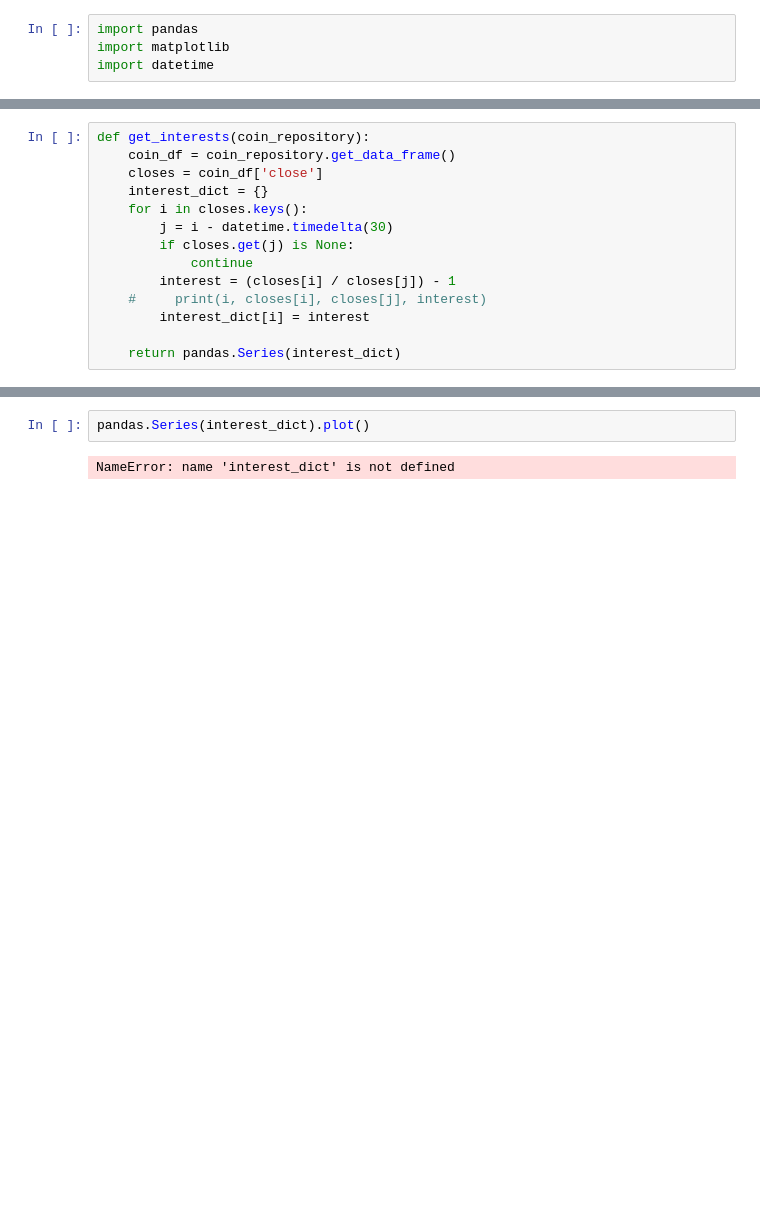
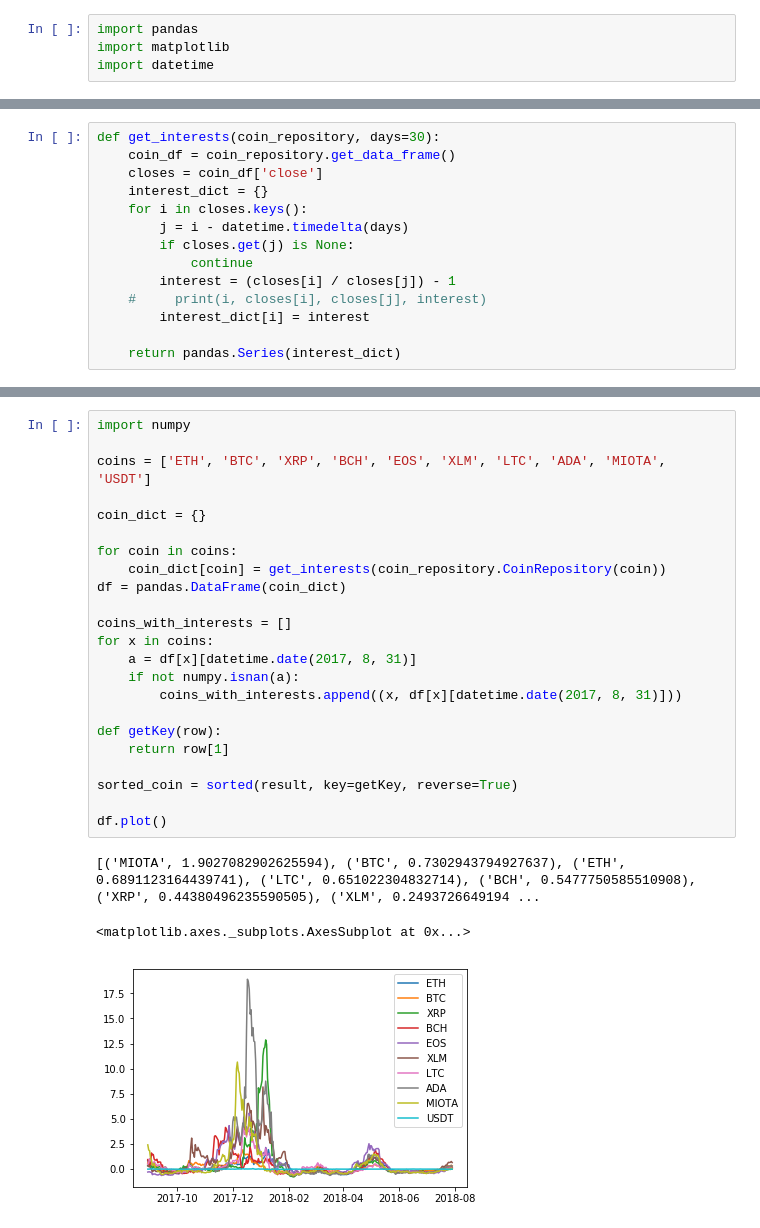
Before and after one commit to love-adela/bohemianbinary-blog, a Jupyter notebook: get_interest.ipynb, the cells around one changed output, grey strips where cells are left out. Saved outputs shown, nothing was run; the diff lists cells and outputs as text; blank space fills up the shorter version.

Commit message:
comparison with other coins

```diff
--- a/get_interest.ipynb
+++ b/get_interest.ipynb
@@ -7,10 +8,10 @@ import coin_repository
 # %%
-def get_interests(coin_repository):
+def get_interests(coin_repository, days=30):
     coin_df = coin_repository.get_data_frame()
     closes = coin_df['close']
     interest_dict = {}
     for i in closes.keys():
-        j = i - datetime.timedelta(30)
+        j = i - datetime.timedelta(days)
         if closes.get(j) is None:
             continue
         interest = (closes[i] / closes[j]) - 1
@@ -37,4 +35,27 @@ pandas.DataFrame({
-# %%
-pandas.Series(interest_dict).plot()
-# %% [output]
-NameError: name 'interest_dict' is not defined
+# %%
+import numpy
+
+coins = ['ETH', 'BTC', 'XRP', 'BCH', 'EOS', 'XLM', 'LTC', 'ADA', 'MIOTA', 'USDT']
+
+coin_dict = {}
+
+for coin in coins:
+    coin_dict[coin] = get_interests(coin_repository.CoinRepository(coin))
+df = pandas.DataFrame(coin_dict)
+
+coins_with_interests = []
+for x in coins:
+    a = df[x][datetime.date(2017, 8, 31)]
+    if not numpy.isnan(a):
+        coins_with_interests.append((x, df[x][datetime.date(2017, 8, 31)]))
+
+def getKey(row):
+    return row[1]
+
+sorted_coin = sorted(result, key=getKey, reverse=True)
+
+df.plot()
+# %% [output]
+[('MIOTA', 1.9027082902625594), ('BTC', 0.7302943794927637), ('ETH', 0.6891123164439741), ('LTC', 0.651022304832714), ('BCH', 0.5477750585510908), ('XRP', 0.44380496235590505), ('XLM', 0.2493726649194 ...
+<matplotlib.axes._subplots.AxesSubplot at 0x...>
+[figure, added]
```
Also changed, not shown: parts of 5 cells of this notebook, 4 other files.
